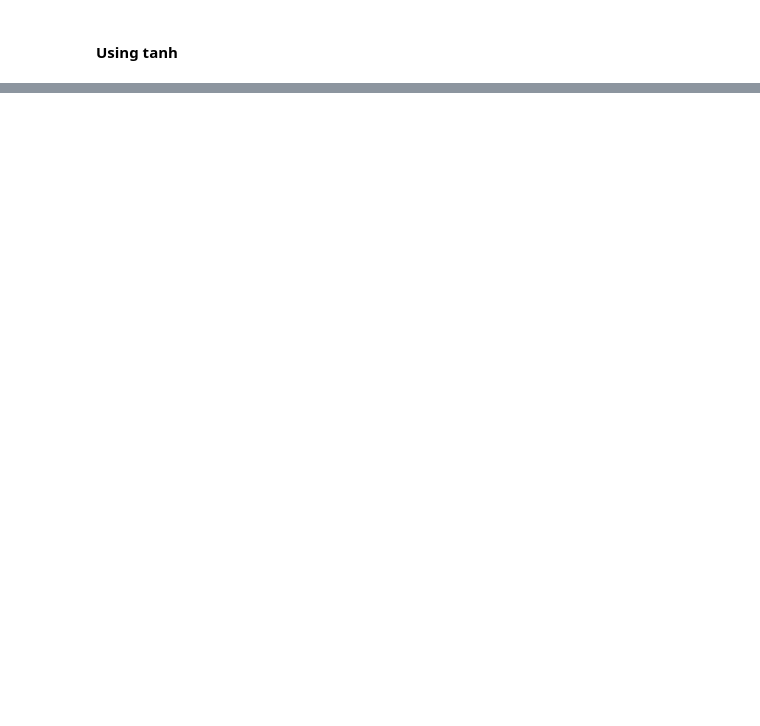
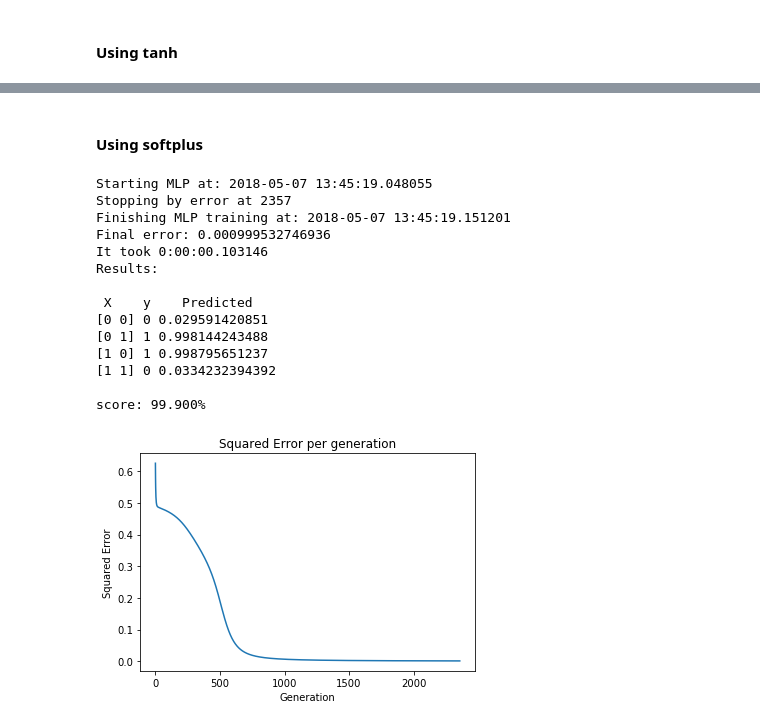
Before and after one commit to ithallojunior/sistemas_inteligentes1, a Jupyter notebook: XOR/xor.ipynb, the cells around one changed output, grey strips where cells are left out. Saved outputs shown, nothing was run; the diff lists cells and outputs as text; code cells hidden in the pictures; blank space fills up the shorter version.

```diff
--- a/XOR/xor.ipynb
+++ b/XOR/xor.ipynb
@@ -228,0 +270,22 @@ Wall time: 242 ms
+# %% [markdown]
+#### Using softplus
+# %%
+clf = mlp(seed=1, activation="softplus", max_iter=10000,
+          hidden_layer_size=4, alpha=0.1, tol=1e-3)
+%time clf.example_run()
+# %% [output]
+Starting MLP at: 2018-05-07 13:45:19.048055
+Stopping by error at 2357
+Finishing MLP training at: 2018-05-07 13:45:19.151201
+Final error: 0.000999532746936
+It took 0:00:00.103146
+Results:
+
+ X    y    Predicted
+[0 0] 0 0.029591420851
+[0 1] 1 0.998144243488
+[1 0] 1 0.998795651237
+[1 1] 0 0.0334232394392
+
+score: 99.900%
+[figure, added]
```
Also changed, not shown: parts of 6 cells of this notebook, 6 other files.
